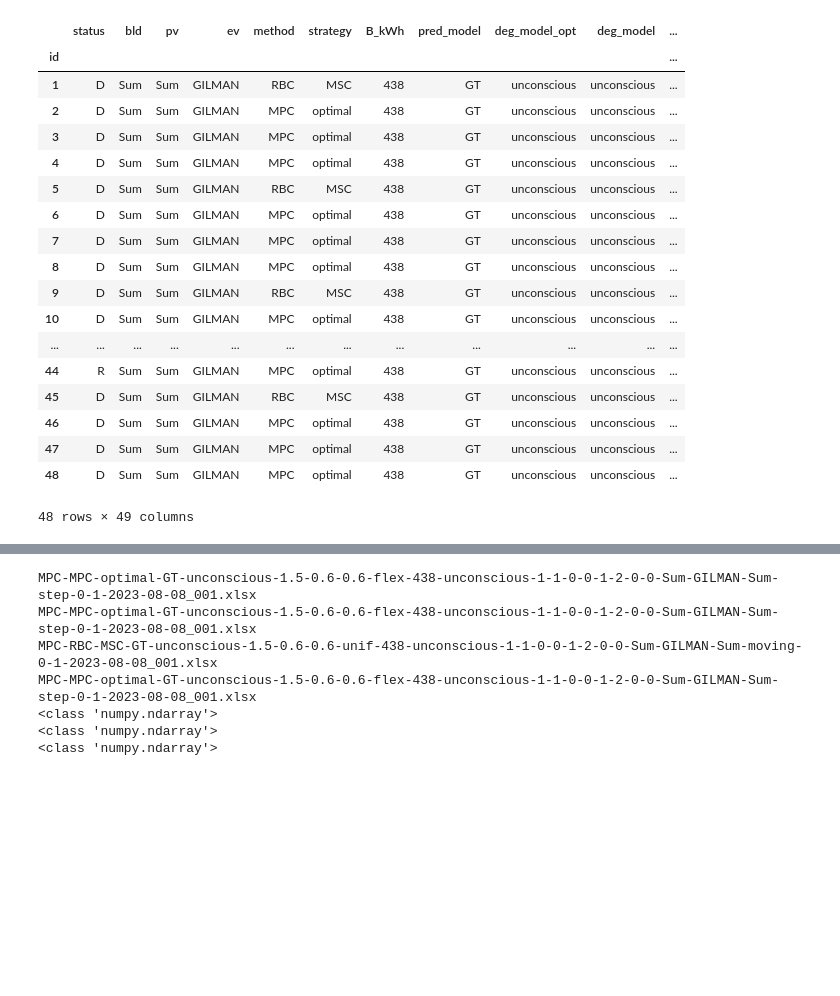
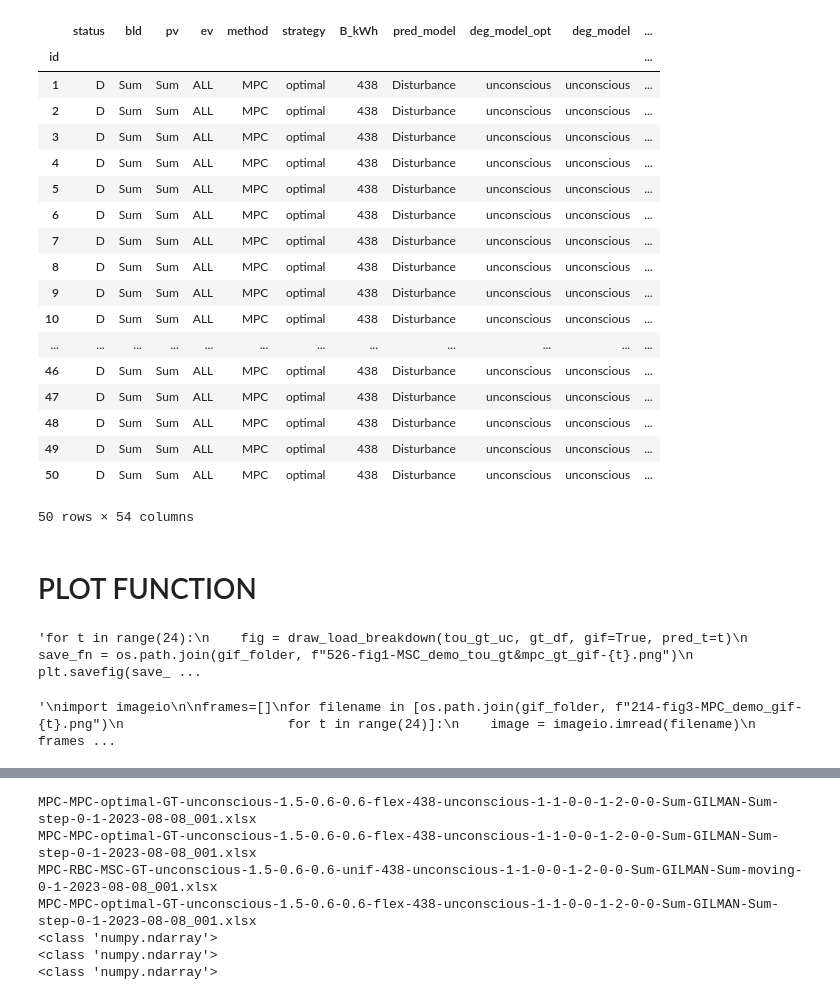
Before and after one commit to AarenLee07/Microgrid-Optimizer, a Jupyter notebook: figures/526-fig1-MSC_demo.ipynb, the cells around one changed output, grey strips where cells are left out. Drawn from its saved outputs; the diff is of its cells as text; code cells hidden in the pictures; blank space fills up the shorter version.

```diff
--- a/figures/526-fig1-MSC_demo.ipynb
+++ b/figures/526-fig1-MSC_demo.ipynb
@@ -25,6 +25,8 @@ exp_folder = os.path.join(out_path, "experiments", exp_suffix)
 if not os.path.exists(exp_folder):
     os.makedirs(exp_folder)
 assert os.path.exists(exp_folder)
+# %%
+exp_folder=r"L:\Coding_project\Energy_grid_new_exp_local\thesis_topic2"
 # %%
 keys = ["load_pv", "load_bld", "bat_p", "ev_p", "p_grid"]
 colors = {"load_pv":"rebeccapurple","load_bld":"chocolate","p_grid":"royalblue",
@@ -36,30 +38,32 @@ names = {"load_pv":"PV","load_bld":"Building","p_grid":"Grid",
         "gg":"MPC-GG", "gge":"MPC-GGE", "pp":"MPC-PP", "nn":"MPC-NN",
           "msc":"MSC", "tou":"TOU"}
 # %%
-log_fn = "debug_oneday_12months.xlsx"
+log_fn = "6h-bat-6months-disturbance-type.xlsx"
 log_df = pd.read_excel(os.path.join(exp_folder, log_fn), index_col=0)
-exp_name = "MPC-debug"
-log_df.head(100)
+exp_name = "6h-bat-6months-disturbance-type"
+log_df.head(50)
 # %% [output]
 |  | status | bld | pv | ev | method | strategy | B_kWh | pred_model | deg_model_opt | deg_model | ... |
 | id |  |  |  |  |  |  |  |  |  |  | ... |
-| 1 | D | Sum | Sum | GILMAN | RBC | MSC | 438 | GT | unconscious | unconscious | ... |
-| 2 | D | Sum | Sum | GILMAN | MPC | optimal | 438 | GT | unconscious | unconscious | ... |
-| 3 | D | Sum | Sum | GILMAN | MPC | optimal | 438 | GT | unconscious | unconscious | ... |
-| 4 | D | Sum | Sum | GILMAN | MPC | optimal | 438 | GT | unconscious | unconscious | ... |
-| 5 | D | Sum | Sum | GILMAN | RBC | MSC | 438 | GT | unconscious | unconscious | ... |
-| 6 | D | Sum | Sum | GILMAN | MPC | optimal | 438 | GT | unconscious | unconscious | ... |
-| 7 | D | Sum | Sum | GILMAN | MPC | optimal | 438 | GT | unconscious | unconscious | ... |
-| 8 | D | Sum | Sum | GILMAN | MPC | optimal | 438 | GT | unconscious | unconscious | ... |
-| 9 | D | Sum | Sum | GILMAN | RBC | MSC | 438 | GT | unconscious | unconscious | ... |
-| 10 | D | Sum | Sum | GILMAN | MPC | optimal | 438 | GT | unconscious | unconscious | ... |
+| 1 | D | Sum | Sum | ALL | MPC | optimal | 438 | Disturbance | unconscious | unconscious | ... |
+| 2 | D | Sum | Sum | ALL | MPC | optimal | 438 | Disturbance | unconscious | unconscious | ... |
+| 3 | D | Sum | Sum | ALL | MPC | optimal | 438 | Disturbance | unconscious | unconscious | ... |
+| 4 | D | Sum | Sum | ALL | MPC | optimal | 438 | Disturbance | unconscious | unconscious | ... |
+| 5 | D | Sum | Sum | ALL | MPC | optimal | 438 | Disturbance | unconscious | unconscious | ... |
+| 6 | D | Sum | Sum | ALL | MPC | optimal | 438 | Disturbance | unconscious | unconscious | ... |
+| 7 | D | Sum | Sum | ALL | MPC | optimal | 438 | Disturbance | unconscious | unconscious | ... |
+| 8 | D | Sum | Sum | ALL | MPC | optimal | 438 | Disturbance | unconscious | unconscious | ... |
+| 9 | D | Sum | Sum | ALL | MPC | optimal | 438 | Disturbance | unconscious | unconscious | ... |
+| 10 | D | Sum | Sum | ALL | MPC | optimal | 438 | Disturbance | unconscious | unconscious | ... |
 | ... | ... | ... | ... | ... | ... | ... | ... | ... | ... | ... | ... |
-| 44 | R | Sum | Sum | GILMAN | MPC | optimal | 438 | GT | unconscious | unconscious | ... |
-| 45 | D | Sum | Sum | GILMAN | RBC | MSC | 438 | GT | unconscious | unconscious | ... |
-| 46 | D | Sum | Sum | GILMAN | MPC | optimal | 438 | GT | unconscious | unconscious | ... |
-| 47 | D | Sum | Sum | GILMAN | MPC | optimal | 438 | GT | unconscious | unconscious | ... |
-| 48 | D | Sum | Sum | GILMAN | MPC | optimal | 438 | GT | unconscious | unconscious | ... |
+| 46 | D | Sum | Sum | ALL | MPC | optimal | 438 | Disturbance | unconscious | unconscious | ... |
+| 47 | D | Sum | Sum | ALL | MPC | optimal | 438 | Disturbance | unconscious | unconscious | ... |
+| 48 | D | Sum | Sum | ALL | MPC | optimal | 438 | Disturbance | unconscious | unconscious | ... |
+| 49 | D | Sum | Sum | ALL | MPC | optimal | 438 | Disturbance | unconscious | unconscious | ... |
+| 50 | D | Sum | Sum | ALL | MPC | optimal | 438 | Disturbance | unconscious | unconscious | ... |
-48 rows × 49 columns
+50 rows × 54 columns
+# %% [markdown]
+# PLOT FUNCTION
 # %%
 def get_trial_res(idx_mpc, idx_gt):
     mpc_fn = log_df.loc[idx_mpc, "save_fn"]
@@ -249,12 +253,14 @@ def draw_load_breakdown(mpc_df, gt_df, gif=False, pred_t=0):
 # %%
 gif_folder = os.path.join(sys.path[0], "MPC_demo_gif")
 # %%
-for t in range(24):
+'''for t in range(24):
     fig = draw_load_breakdown(tou_gt_uc, gt_df, gif=True, pred_t=t)
     save_fn = os.path.join(gif_folder, f"526-fig1-MSC_demo_tou_gt&mpc_gt_gif-{t}.png")
-    plt.savefig(save_fn, dpi=120, facecolor="w", bbox_inches="tight")
+    plt.savefig(save_fn, dpi=120, facecolor="w", bbox_inches="tight")'''
+# %% [output]
+'for t in range(24):\n    fig = draw_load_breakdown(tou_gt_uc, gt_df, gif=True, pred_t=t)\n    save_fn = os.path.join(gif_folder, f"526-fig1-MSC_demo_tou_gt&mpc_gt_gif-{t}.png")\n    plt.savefig(save_ ...
 # %%
-#! pip install imageio
+'''
 import imageio
 
 frames=[]
@@ -263,7 +269,9 @@ for filename in [os.path.join(gif_folder, f"214-fig3-MPC_demo_gif-{t}.png")
     image = imageio.imread(filename)
     frames.append(image)
 gif_fn = "214-MPC_demo-gif-rainflow.gif"
-imageio.mimsave(gif_fn, frames, format='GIF', duration=0.3)
+imageio.mimsave(gif_fn, frames, format='GIF', duration=0.3)'''
+# %% [output]
+'\nimport imageio\n\nframes=[]\nfor filename in [os.path.join(gif_folder, f"214-fig3-MPC_demo_gif-{t}.png")\n                     for t in range(24)]:\n    image = imageio.imread(filename)\n    frames ...
 # %%
 keys = ["load_pv", "load_bld", "bat_p","p_grid","latest_p_grid_max","tou_import", "ev_p" ]
 colors = {"load_pv":"rebeccapurple","load_bld":"chocolate","p_grid":"royalblue",
```
Also changed, not shown: parts of 5 cells of this notebook, 21 other files.
